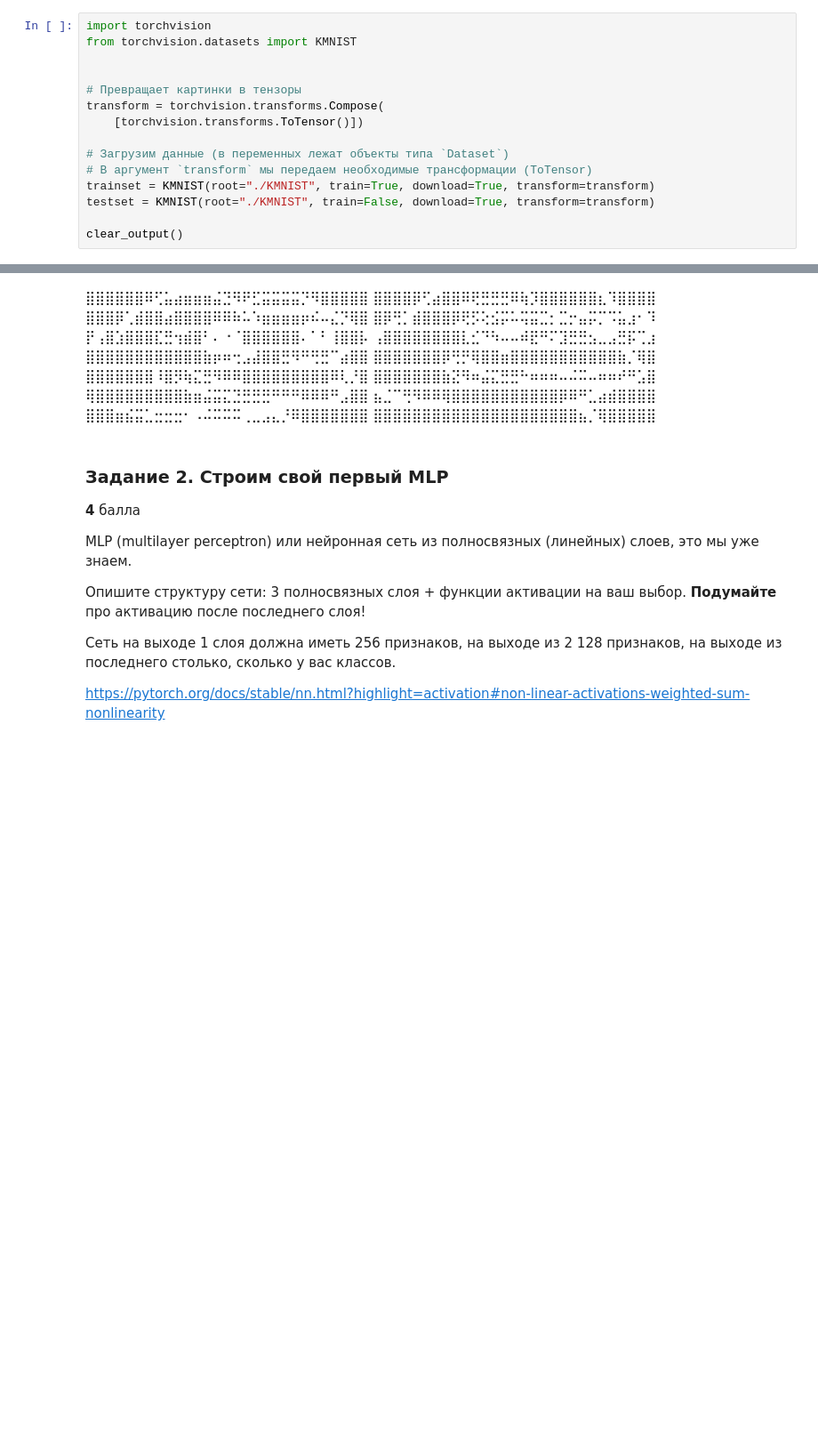
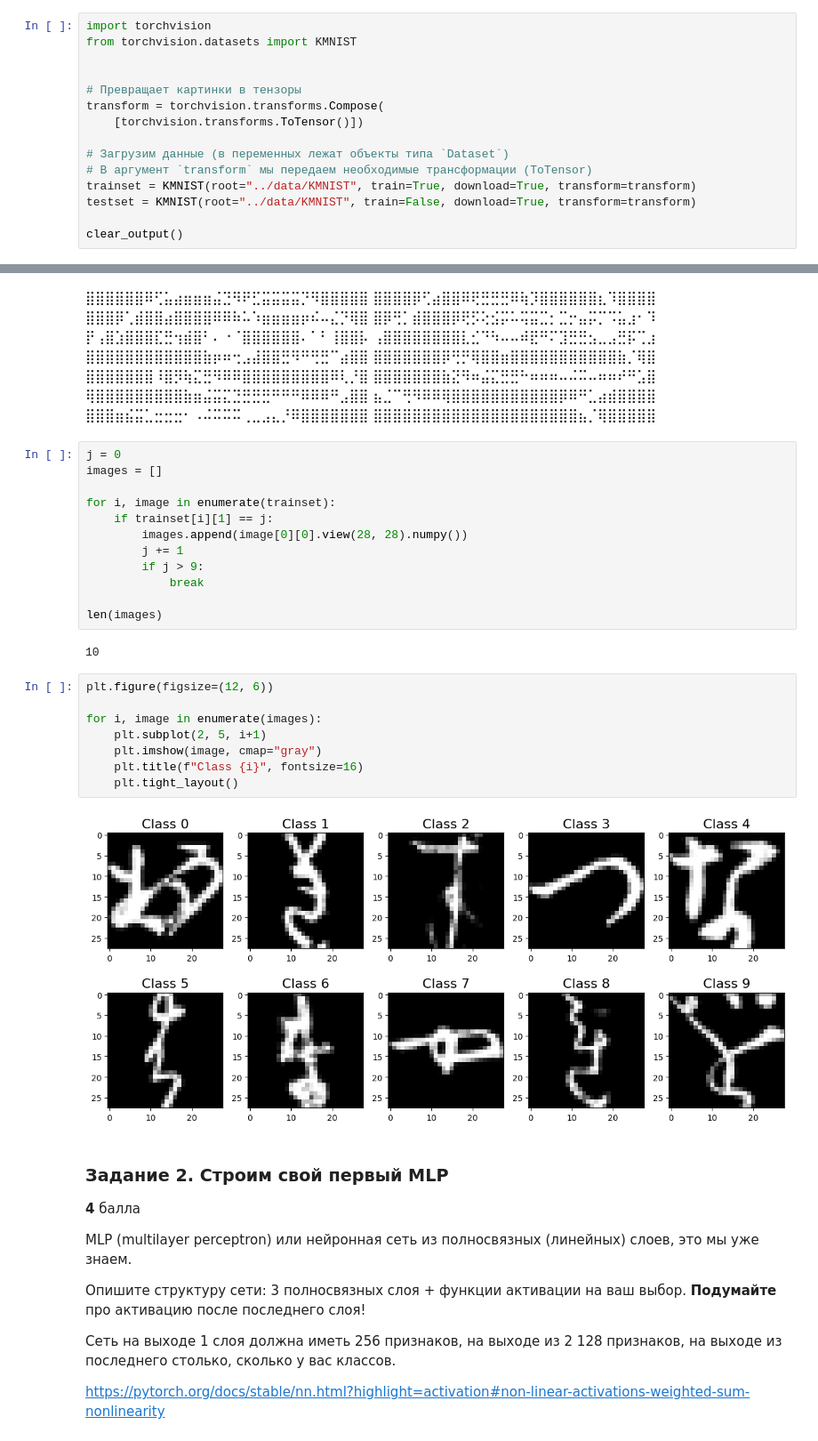
Before and after one commit to ArtemVaska/BI-ML-2024, a Jupyter notebook: lecture_8_pytorch/homework/code/FC_NN_practice.ipynb, the cells around one changed output, grey strips where cells are left out. Shown at 89% size. Drawn from its saved outputs; the diff is of its cells as text; blank space fills up the shorter version.

```diff
--- a/lecture_8_pytorch/homework/code/FC_NN_practice.ipynb
+++ b/lecture_8_pytorch/homework/code/FC_NN_practice.ipynb
@@ -24,8 +26,8 @@ transform = torchvision.transforms.Compose(
 
 # Загрузим данные (в переменных лежат объекты типа `Dataset`)
 # В аргумент `transform` мы передаем необходимые трансформации (ToTensor)
-trainset = KMNIST(root="./KMNIST", train=True, download=True, transform=transform)
-testset = KMNIST(root="./KMNIST", train=False, download=True, transform=transform)
+trainset = KMNIST(root="../data/KMNIST", train=True, download=True, transform=transform)
+testset = KMNIST(root="../data/KMNIST", train=False, download=True, transform=transform)
 
 clear_output()
 # %% [markdown]
@@ -70,6 +76,30 @@ plt.title(f"Class is {trainset[0][1]}", fontsize=16);
 ⣦⣈⠉⢛⠻⠿⠿⢿⣿⣿⣿⣿⣿⣿⣿⣿⣿⣿⣿⡿⠿⠛⣁⣴⣾⣿⣿⣿⣿
 ⣿⣿⣿⣶⣮⣭⣁⣒⣒⣒⠂⠠⠬⠭⠭⠭⢀⣀⣠⣄⡘⠿⣿⣿⣿⣿⣿⣿⣿
 ⣿⣿⣿⣿⣿⣿⣿⣿⣿⣿⣿⣿⣿⣿⣿⣿⣿⣿⣿⣿⣿⣦⡈⢿⣿⣿⣿⣿⣿
+# %%
+j = 0
+images = []
+
+for i, image in enumerate(trainset):
+    if trainset[i][1] == j:
+        images.append(image[0][0].view(28, 28).numpy())
+        j += 1
+        if j > 9:
+            break
+
+len(images)
+# %% [output]
+10
+# %%
+plt.figure(figsize=(12, 6))
+
+for i, image in enumerate(images):
+    plt.subplot(2, 5, i+1)
+    plt.imshow(image, cmap="gray")
+    plt.title(f"Class {i}", fontsize=16)
+    plt.tight_layout()
+# %% [output]
+[figure, added]
 # %% [markdown]
 ### Задание 2. Строим свой первый MLP
 
```
Also changed, not shown: parts of 42 cells of this notebook, 3 other files.
